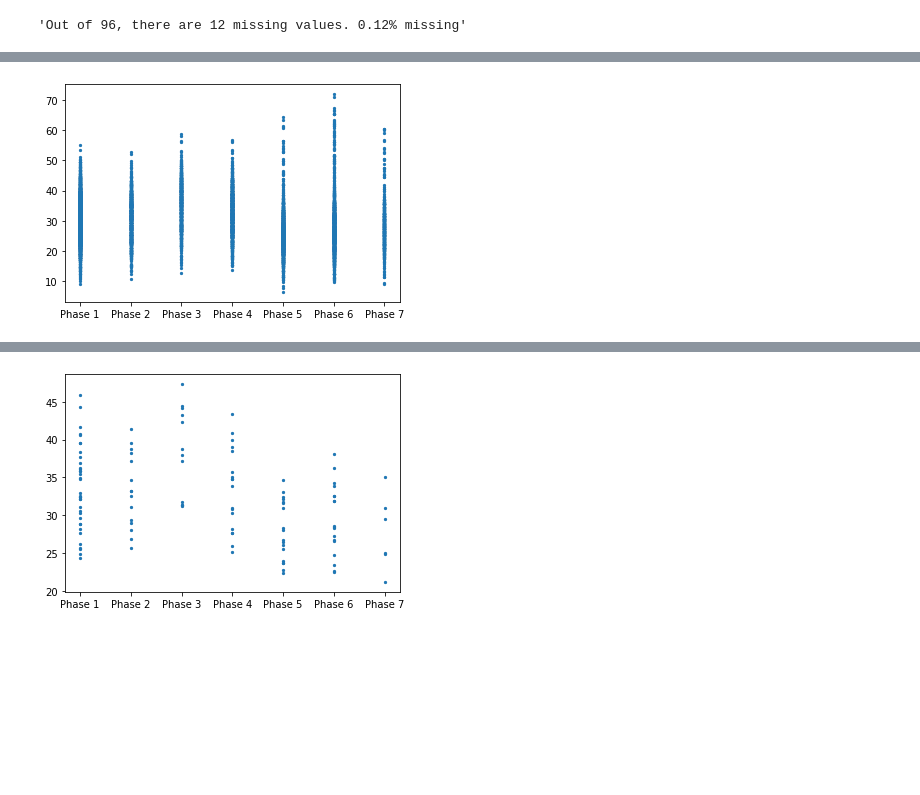
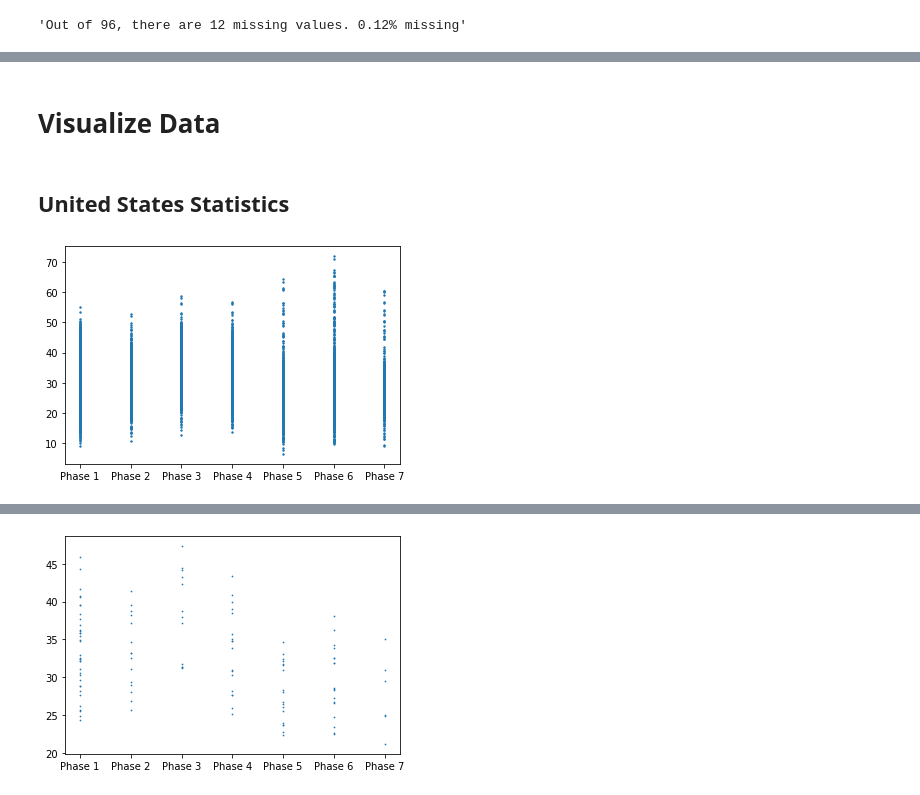
Before and after one commit to lmm2020/EDA-Projects, a Jupyter notebook: EDA_anxiety.ipynb, the cells around one changed output, grey strips where cells are left out. Drawn from its saved outputs; the diff is of its cells as text; code cells hidden in the pictures; blank space fills up the shorter version.

```diff
--- a/EDA_anxiety.ipynb
+++ b/EDA_anxiety.ipynb
@@ -365,7 +450,16 @@ Possible projects:<br>
-# %%
-plt.scatter(clean_df['NewPhase'], clean_df['Value'], s= 5)
-
-plt.show()
-# %% [output]
-[figure, removed]
+# %% [markdown]
+# Visualize Data
+# %% [markdown]
+## United States Statistics
+# %%
+#Percentage of Americans that show symptoms across each Phase
+
+plt.scatter(
+    x = clean_df['Phases'],
+    y = clean_df['Value'],
+    s = 2)
+
+plt.show()
+# %% [output]
+[figure, added]
 # %% [markdown]
```
Also changed, not shown: parts of 58 cells of this notebook.
